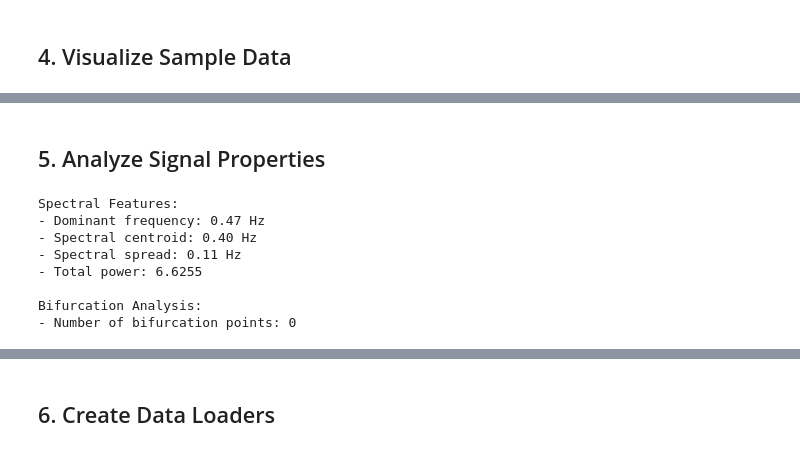
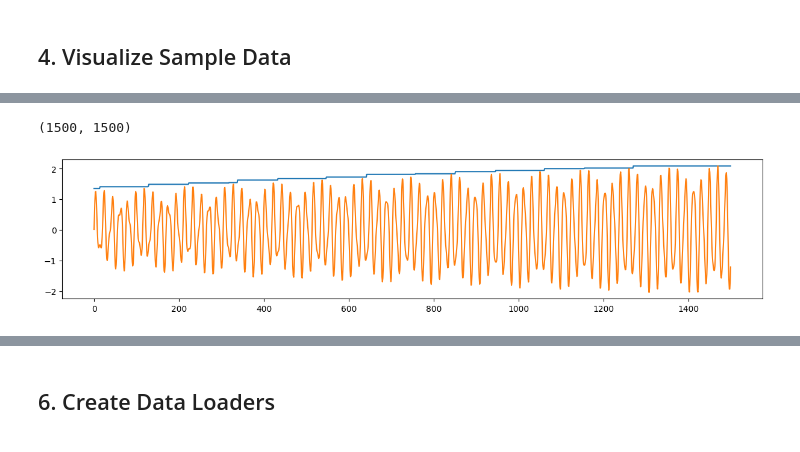
Before and after one commit to aHadoouken/timeseries_forecasting, a Jupyter notebook: example_usage.ipynb, the cells around one changed output, grey strips where cells are left out. Drawn from its saved outputs; the diff is of its cells as text; code cells hidden in the pictures.

```diff
--- a/example_usage.ipynb
+++ b/example_usage.ipynb
@@ -189,37 +191,12 @@ plt.plot(np.arange(len(features[:200, 0])), features[:200, 0], "-*")
-# %% [markdown]
-## 5. Analyze Signal Properties
-# %%
-# Analyze spectral properties
-position_signal = features[:, 0]
-spectral_features = compute_spectral_features(position_signal, fs=config['data']['sampling_rate'])
-
-print("Spectral Features:")
-print(f"- Dominant frequency: {spectral_features['dominant_frequency']:.2f} Hz")
-print(f"- Spectral centroid: {spectral_features['spectral_centroid']:.2f} Hz")
-print(f"- Spectral spread: {spectral_features['spectral_spread']:.2f} Hz")
-print(f"- Total power: {spectral_features['total_power']:.4f}")
-
-# Detect bifurcation points
-bifurcation_points, bifurcation_amplitudes = detect_bifurcation_points(position_signal)
-print(f"\nBifurcation Analysis:")
-print(f"- Number of bifurcation points: {len(bifurcation_points)}")
-if len(bifurcation_points) > 0:
-    print(f"- Max bifurcation amplitude: {np.max(bifurcation_amplitudes):.4f}")
-
-# Plot frequency analysis
-fig = visualizer.plot_frequency_analysis(
-    signals=[position_signal],
-    labels=['Position'],
-    sampling_rate=config['data']['sampling_rate'],
-    title='Frequency Domain Analysis'
-)
-fig.show()
-# %% [output]
-Spectral Features:
-- Dominant frequency: 0.47 Hz
-- Spectral centroid: 0.40 Hz
-- Spectral spread: 0.11 Hz
-- Total power: 6.6255
-
-Bifurcation Analysis:
-- Number of bifurcation points: 0
+# %%
+from scipy.ndimage import maximum_filter1d
+
+x = features[:, 0]
+envelope = maximum_filter1d(x, size=400)
+plt.figure(figsize=(15, 3))
+plt.plot(envelope)
+plt.plot(x)
+len(envelope), len(x)
+# %% [output]
+(1500, 1500)
+[figure, added]
```
Also changed, not shown: parts of 61 cells of this notebook, 12 other files.
